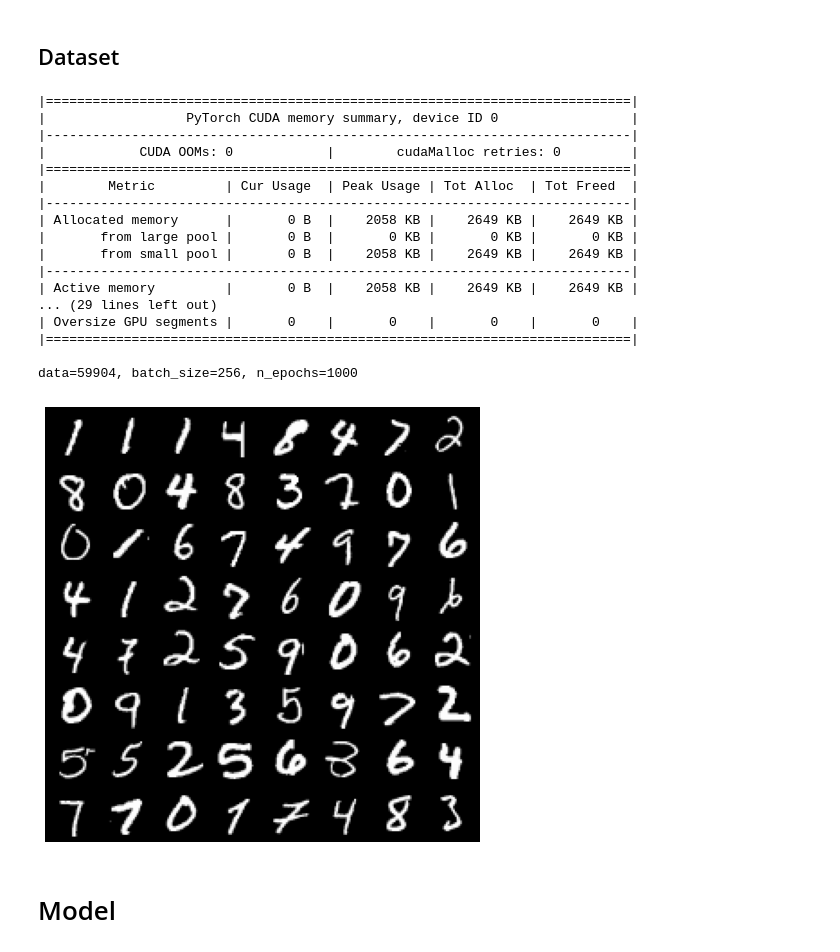
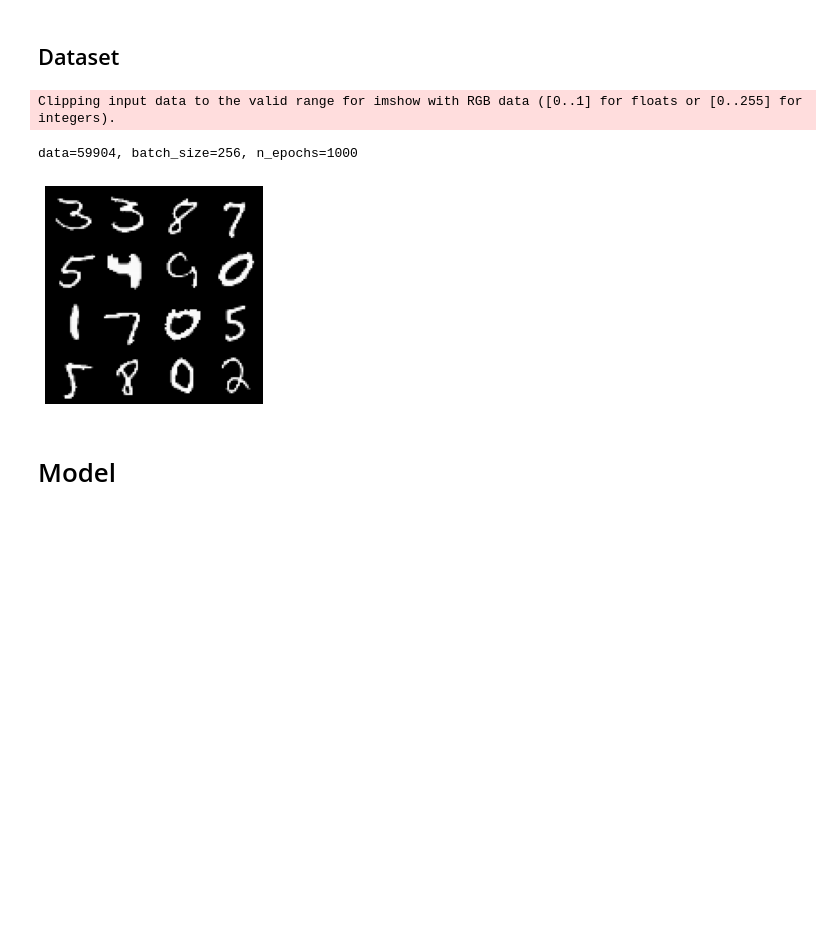
Before and after one commit to wakame-tech/994G601-gan-morphing, a Jupyter notebook: gan.ipynb, the cells around one changed output. Saved outputs shown, nothing was run; the diff lists cells and outputs as text; code cells hidden in the pictures; blank space fills up the shorter version.

```diff
--- a/gan.ipynb
+++ b/gan.ipynb
@@ -71,55 +71,41 @@ def clean_cache():
 # %%
 transform = transforms.Compose([
     transforms.ToTensor(),
     transforms.Normalize(0.5, 0.5)
 ])
 
 data = datasets.MNIST(root='./dataset', download=True, transform=transform)
 # <https://stackoverflow.com/questions/70896841/error-downloading-celeba-dataset-using-torchvision>
 # data = datasets.CelebA(root='./dataset', download=True, transform=transform)
 
 # load dataset partially
 if config.dataset_size > 0:
     data, _ = random_split(data, [config.dataset_size, len(data) - config.dataset_size])
 
 dataloader = DataLoader(data, batch_size=config.batch_size, shuffle=True, drop_last=True)
 
 device = torch.device("cuda:0" if torch.cuda.is_available() else "cpu")
 
-def preview_dataset(dataloader):
-    batch = next(iter(dataloader))
-    plt.figure(figsize=(8, 8))
+def preview_dataset(batch):
+    size = (4, 4)
+    plt.figure(figsize=size)
     plt.axis("off")
     plt.imshow(np.transpose(
         vutils.make_grid(
-            batch[0].to(device)[:64],
-            padding=2,
-            normalize=True
+            batch[:size[0] * size[1]],
+            nrow = size[0],
+            # normalize=True
         ).cpu(), (1,2,0))
     )
 
-preview_dataset(dataloader)
+images, _ = next(iter(dataloader))
+preview_dataset(images)
 clean_cache()
 print(f'data={len(dataloader) * config.batch_size}, batch_size={config.batch_size}, n_epochs={config.n_epochs}')
 # %% [output]
-|===========================================================================|
-|                  PyTorch CUDA memory summary, device ID 0                 |
-|---------------------------------------------------------------------------|
-|            CUDA OOMs: 0            |        cudaMalloc retries: 0         |
-|===========================================================================|
-|        Metric         | Cur Usage  | Peak Usage | Tot Alloc  | Tot Freed  |
-|---------------------------------------------------------------------------|
-| Allocated memory      |       0 B  |    2058 KB |    2649 KB |    2649 KB |
-|       from large pool |       0 B  |       0 KB |       0 KB |       0 KB |
-|       from small pool |       0 B  |    2058 KB |    2649 KB |    2649 KB |
-|---------------------------------------------------------------------------|
-| Active memory         |       0 B  |    2058 KB |    2649 KB |    2649 KB |
-... (29 lines left out)
-| Oversize GPU segments |       0    |       0    |       0    |       0    |
-|===========================================================================|
-
-data=59904, batch_size=256, n_epochs=1000
+Clipping input data to the valid range for imshow with RGB data ([0..1] for floats or [0..255] for integers).
+data=59904, batch_size=256, n_epochs=1000
-[figure, old version]
+[figure, new version]
 # %% [markdown]
 # Model
 # %%
```
Also changed, not shown: parts of 2 cells of this notebook, 8 other files.
